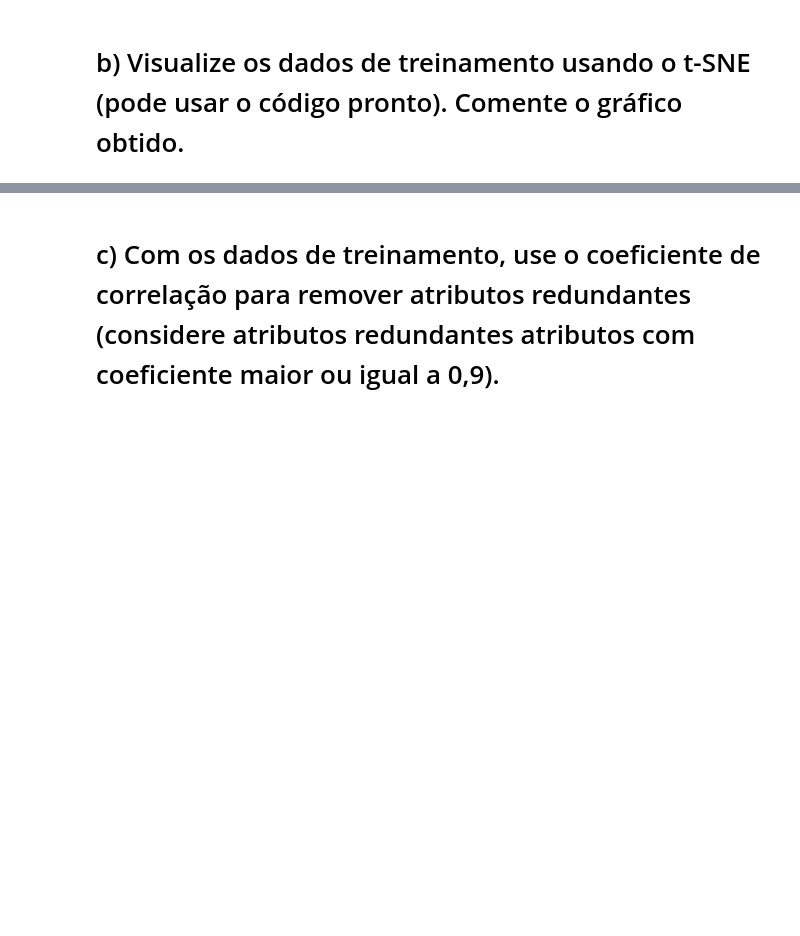
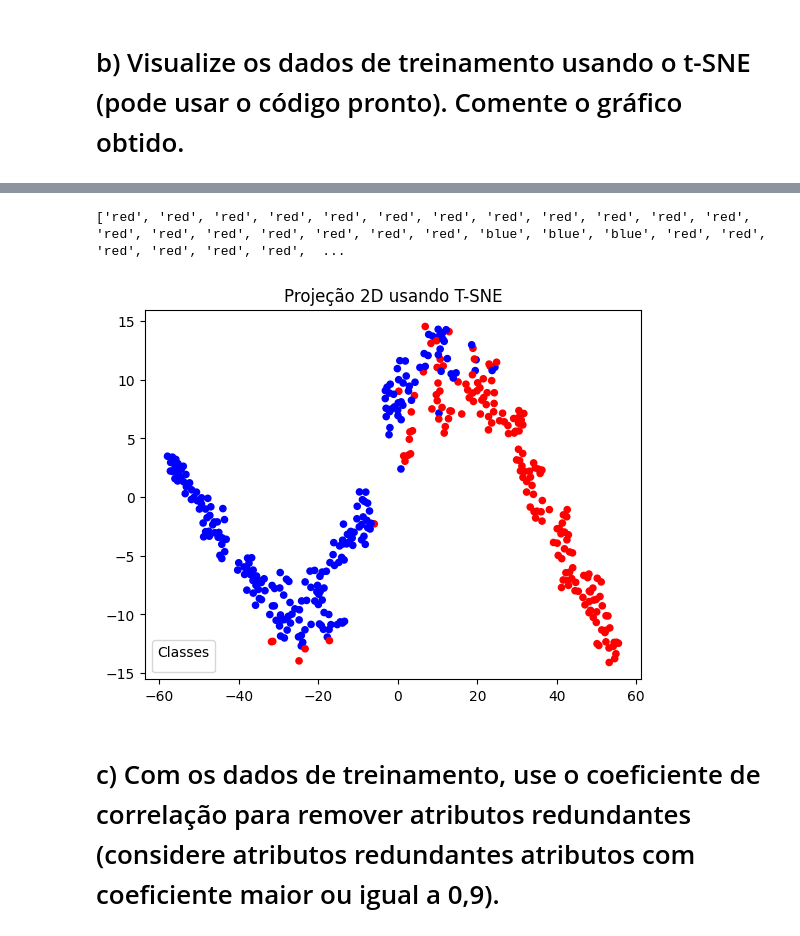
Before and after one commit to Harmonia2Side/machine-learning-laboratory-2023-2, a Jupyter notebook: lista/lista_final.ipynb, the cells around one changed output, grey strips where cells are left out. Saved outputs shown, nothing was run; the diff lists cells and outputs as text; code cells hidden in the pictures; blank space fills up the shorter version.

```diff
--- a/lista/lista_final.ipynb
+++ b/lista/lista_final.ipynb
@@ -265,0 +256,14 @@ KeyboardInterrupt:
+# %%
+from sklearn.manifold import TSNE
+
+# Separa apenas os dados que são atributos
+faixa = np.arange(1,31)
+
+# Coloca dados de entrada sem a coluna de classes
+X = data_train.iloc[:,faixa].to_numpy()
+print(X.shape[1])
+n_collumns = X.shape[1]
+
+
+Y = TSNE(n_components=2, perplexity=20.0).fit_transform(X)
+print(Y)
@@ -266,15 +288,25 @@ KeyboardInterrupt:
 # %%
 fig, ax = plt.subplots()
 
+# Define cores para os gráficos
+colors = []
+for i in list(data_train.iloc[:,0]):
+    if(i == 'M'): colors.append('red')
+    else: colors.append('blue')
+print(colors)
 # Plota os gráficos
-scatter = plt.scatter(Y[:, 0], Y[:, 1], 20, data_train.iloc[:,0])
+# scatter = plt.scatter(Y[:, 0], Y[:, 1], 20, data_train.iloc[:,0])
+scatter = plt.scatter(Y[:, 0], Y[:, 1], 20, colors)
 
 # Produz legenda com cores únicas a partir do scatterplot
 legend1 = ax.legend(*scatter.legend_elements(), loc="lower left", title="Classes")
 
 plt.title("Projeção 2D usando T-SNE")
 
 plt.show()
+# %% [output]
+['red', 'red', 'red', 'red', 'red', 'red', 'red', 'red', 'red', 'red', 'red', 'red', 'red', 'red', 'red', 'red', 'red', 'red', 'red', 'blue', 'blue', 'blue', 'red', 'red', 'red', 'red', 'red', 'red',  ...
+[figure, added]
 # %% [markdown]
 # c) Com os dados de treinamento, use o coeficiente de correlação para remover atributos redundantes (considere atributos redundantes atributos com coeficiente maior ou igual a 0,9).
 # %% [markdown]
```
Also changed, not shown: parts of 4 cells of this notebook.
